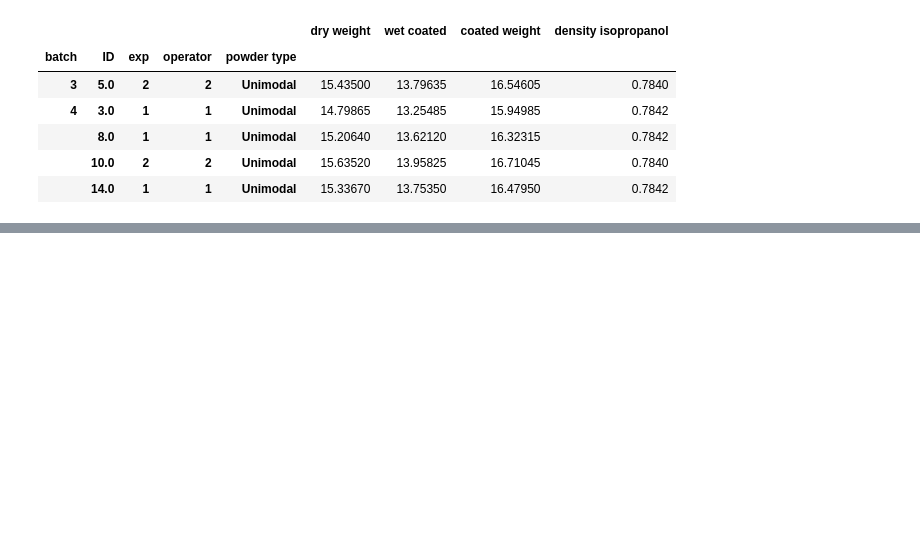
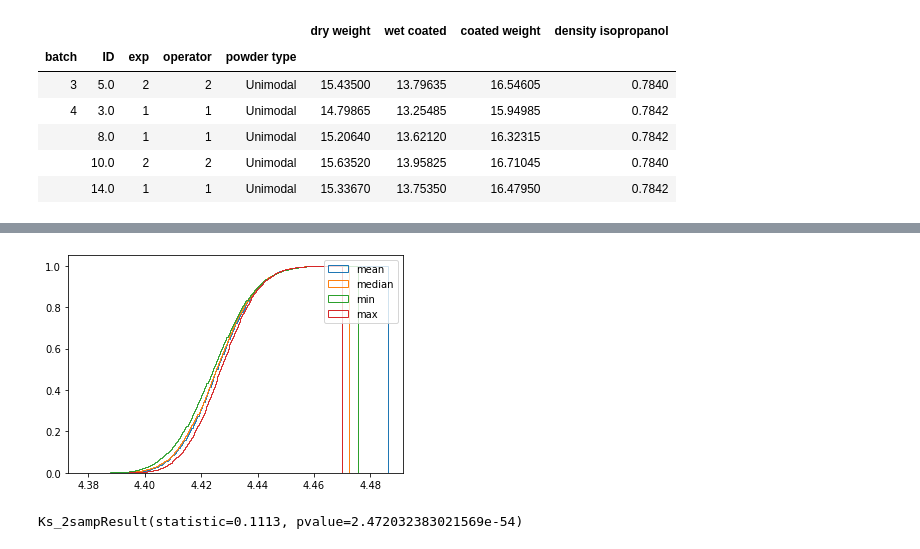
Before and after one commit to rockandsalt/bootstrapping, a Jupyter notebook: bootstraps.ipynb, the cells around one changed output, grey strips where cells are left out. Cells and saved outputs as stored; diff of their text form; code cells hidden in the pictures; blank space fills up the shorter version.

```diff
--- a/bootstraps.ipynb
+++ b/bootstraps.ipynb
@@ -88,0 +106,26 @@ print(np.mean(bootstrap_mean))
+# %%
+median_unimodal_dist, median_bimodal_dist = bootstrap(density_df_median)
+# %%
+agg_min = full_data.groupby(['batch','ID','exp','operator','powder type']).min()
+density_df_min = agg_min.apply(compute_density, axis = 1)
+# %%
+min_unimodal_dist, min_bimodal_dist = bootstrap(density_df_min)
+# %%
+agg_max = full_data.groupby(['batch','ID','exp','operator','powder type']).max()
+density_df_max = agg_max.apply(compute_density, axis = 1)
+max_unimodal_dist, max_bimodal_dist = bootstrap(density_df_max)
+# %%
+n_bins = 256
+fig, ax = plt.subplots()
+ax.hist(mean_unimodal_dist, n_bins, density=True, histtype='step', cumulative=True, label='mean')
+ax.hist(median_unimodal_dist, n_bins, density=True, histtype='step', cumulative=True, label='median')
+ax.hist(min_unimodal_dist, n_bins, density=True, histtype='step', cumulative=True, label='min')
+ax.hist(max_unimodal_dist, n_bins, density=True, histtype='step', cumulative=True, label='max')
+ax.legend()
+plt.show()
+# %% [output]
+[figure, added]
+# %%
+stats.ks_2samp(min_unimodal_dist, max_unimodal_dist)
+# %% [output]
+Ks_2sampResult(statistic=0.1113, pvalue=2.472032383021569e-54)
```
Also changed, not shown: parts of 10 cells of this notebook.
